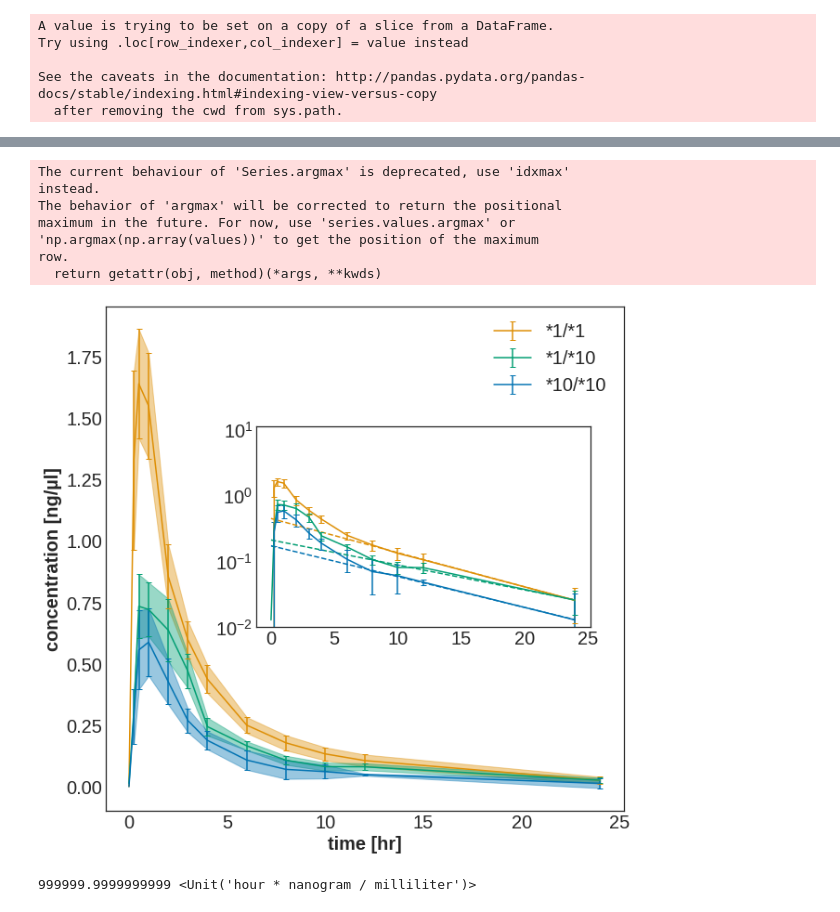
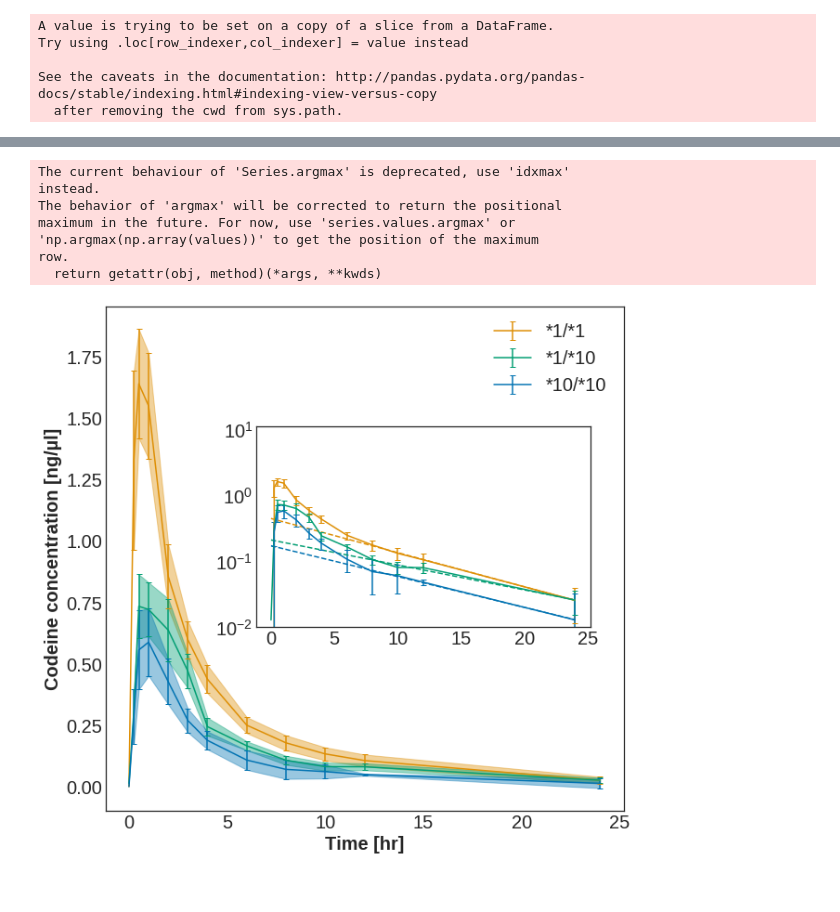
Before and after one commit to matthiaskoenig/pkdb_analysis, a Jupyter notebook: codeine/Codeine_Timecourse.ipynb, the cells around one changed output, grey strips where cells are left out. Drawn from its saved outputs; the diff is of its cells as text; code cells hidden in the pictures.

```diff
--- a/codeine/Codeine_Timecourse.ipynb
+++ b/codeine/Codeine_Timecourse.ipynb
@@ -199,8 +175,8 @@ for CYP_G, df_CYP in df_all.groupby("CYP_G"):
 
 
 
-ax1.set_xlabel("time [hr]")
-ax1.set_ylabel(f"concentration [{df_CYP['unit'].unique()[0]}]")
+ax1.set_xlabel("Time [hr]")
+ax1.set_ylabel(f"Codeine concentration [{df_CYP['unit'].unique()[0]}]")
 
 frames  = []
 
@@ -229,7 +205,7 @@ outputs = pd.concat(frames)
 
 outputs[["mean","sd","se","median"]]=outputs[["mean","sd","se","median"]].applymap(pd.to_numeric)
 
-auc_unit = "µg/l*hr"
+auc_unit = "ng/µl*hr"
 clearance_unit = "l/hr"
 cmax_unit = "ng/µl"
 kel_unit = "1/hr"
@@ -252,35 +228,31 @@ convert_unit(outputs,unit_in ="1 / minute",  unit_out=hlf_unit, factor=ureg("1 /
 outputs_n = outputs.pivot_table(values="mean",index=["CYP_G"],columns=["measurement_type","calculated"])
 #outputs_n =outputs_n[["auc_end","clearance","cmax","kel","thalf","vd"]].round(2)
 
 outputs_n.rename(columns={"auc_end":f"AUC END [{auc_unit}]",
                           "clearance":f"CLEARANCE [{clearance_unit}]",
                           "cmax":f"CMAX [{cmax_unit}]",
                           "kel":f"KEL [{kel_unit}]",
                           "vd":f"VD [{vd_unit}]",
                           "thalf":f"THALF [{hlf_unit}]",
 
 
 
                          }, inplace=True)
 outputs_n.sort_index(inplace = True)
 
 """
 
 """
 ax1.legend()
 plt.savefig("codeine.png")
 
 plt.show()
 # %% [output]
 The current behaviour of 'Series.argmax' is deprecated, use 'idxmax'
 instead.
 The behavior of 'argmax' will be corrected to return the positional
 maximum in the future. For now, use 'series.values.argmax' or
 'np.argmax(np.array(values))' to get the position of the maximum
 row.
   return getattr(obj, method)(*args, **kwds)
-[figure, old version]
+[figure, new version]
-# %%
-ureg("gram * hour / liter").to("ng*hr/ml")
-# %% [output]
-999999.9999999999 <Unit('hour * nanogram / milliliter')>
```
Also changed, not shown: parts of 23 cells of this notebook, 54 other files.
